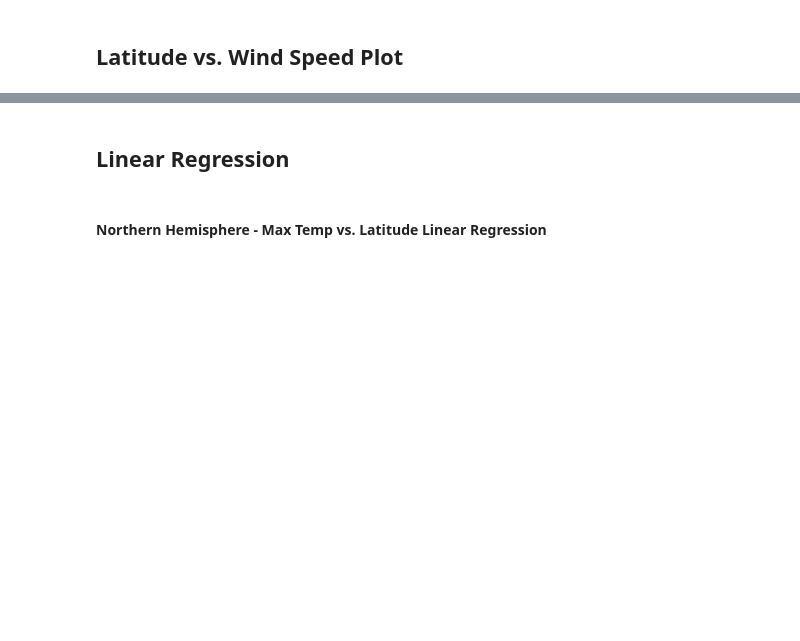
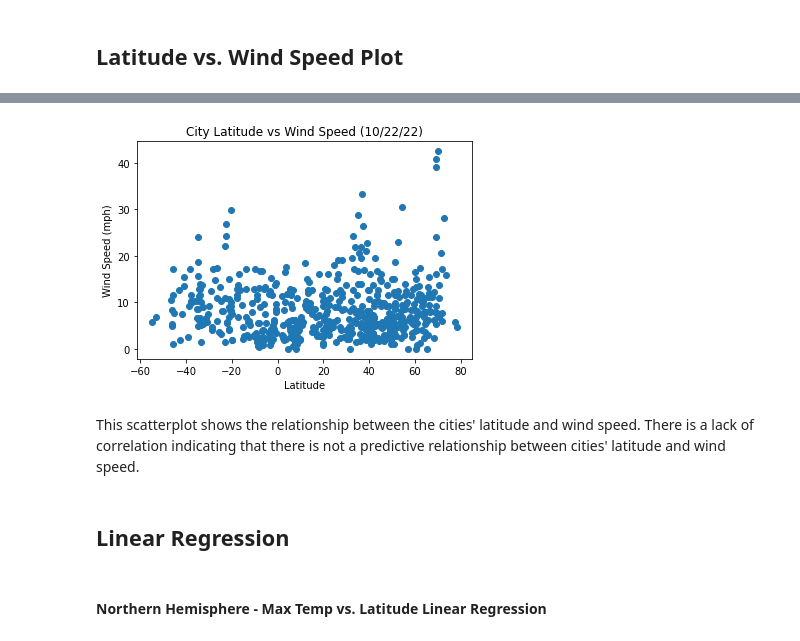
Before and after one commit to bmilne64/Ideal-Vacation-Spots, a Jupyter notebook: Instructions/starter_code/WeatherPy/WeatherPy-Bronwyn.ipynb, the cells around one changed output, grey strips where cells are left out. Drawn from its saved outputs; the diff is of its cells as text; code cells hidden in the pictures; blank space fills up the shorter version.

```diff
--- a/Instructions/starter_code/WeatherPy/WeatherPy-Bronwyn.ipynb
+++ b/Instructions/starter_code/WeatherPy/WeatherPy-Bronwyn.ipynb
@@ -153,2 +327,24 @@ Int64Index([], dtype='int64')
+# %%
+#create x and y values
+x_values = (city_data["Lat"])
+y_values = (city_data["Wind Speed"])
+
+#plot values
+plt.scatter(x_values,y_values)
+
+#create lables and title
+plt.xlabel('Latitude')
+plt.ylabel('Wind Speed (mph)')
+plt.title("City Latitude vs Wind Speed (10/22/22)")
+
+#export chart to pngs
+plt.savefig("Lat_Vs_Wind_Speed.png")
+
+#show plot
+plt.show()
+# %% [output]
+[figure, added]
+# %% [markdown]
+This scatterplot shows the relationship between the cities' latitude and wind speed. There is a lack of correlation indicating that there is not a predictive relationship between cities' latitude and wind speed.
 # %% [markdown]
 ## Linear Regression
```
Also changed, not shown: parts of 49 cells of this notebook, 20 other files.
